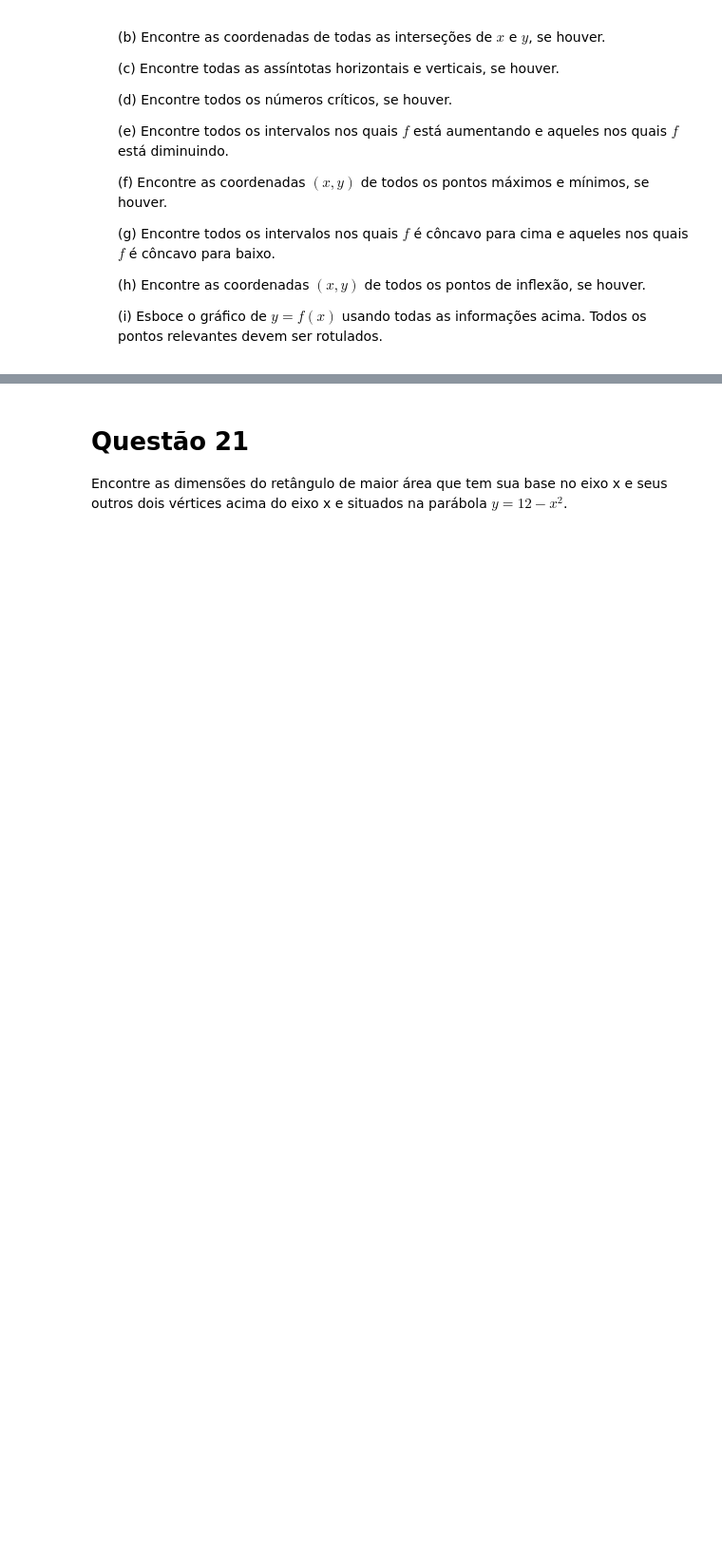
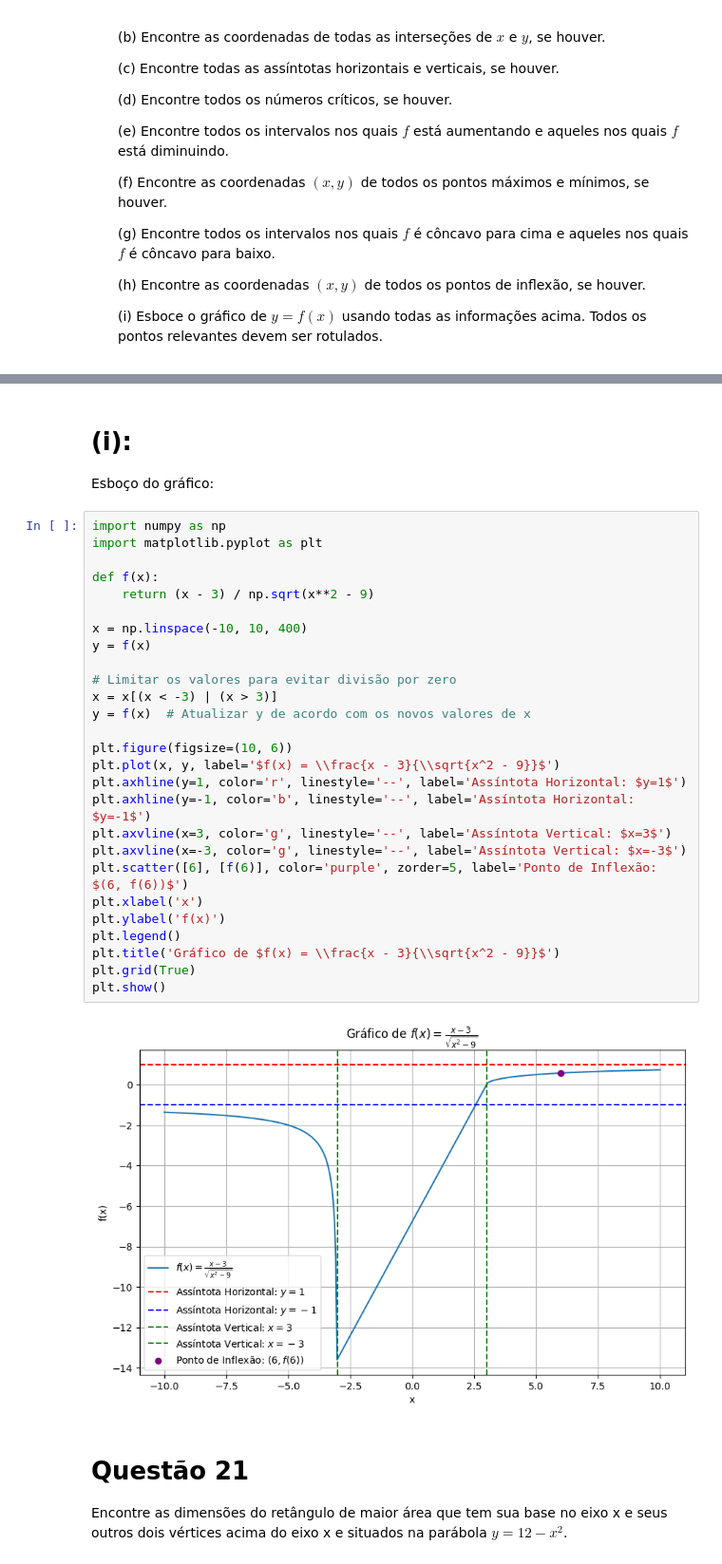
Before and after one commit to andre210505/RA1, a Jupyter notebook: Recuperação_RA2.ipynb, the cells around one changed output, grey strips where cells are left out. Shown at 95% size. Drawn from its saved outputs; the diff is of its cells as text; blank space fills up the shorter version.

```diff
--- a/Recuperação_RA2.ipynb
+++ b/Recuperação_RA2.ipynb
@@ -858,3 +1550,36 @@ Um carro de polícia, aproximando-se de um cruzamento em ângulo reto vindo do n
+# %% [markdown]
+# (i):
+
+Esboço do gráfico:
+# %%
+import numpy as np
+import matplotlib.pyplot as plt
+
+def f(x):
+    return (x - 3) / np.sqrt(x**2 - 9)
+
+x = np.linspace(-10, 10, 400)
+y = f(x)
+
+# Limitar os valores para evitar divisão por zero
+x = x[(x < -3) | (x > 3)]
+y = f(x)  # Atualizar y de acordo com os novos valores de x
+
+plt.figure(figsize=(10, 6))
+plt.plot(x, y, label='$f(x) = \\frac{x - 3}{\\sqrt{x^2 - 9}}$')
+plt.axhline(y=1, color='r', linestyle='--', label='Assíntota Horizontal: $y=1$')
+plt.axhline(y=-1, color='b', linestyle='--', label='Assíntota Horizontal: $y=-1$')
+plt.axvline(x=3, color='g', linestyle='--', label='Assíntota Vertical: $x=3$')
+plt.axvline(x=-3, color='g', linestyle='--', label='Assíntota Vertical: $x=-3$')
+plt.scatter([6], [f(6)], color='purple', zorder=5, label='Ponto de Inflexão: $(6, f(6))$')
+plt.xlabel('x')
+plt.ylabel('f(x)')
+plt.legend()
+plt.title('Gráfico de $f(x) = \\frac{x - 3}{\\sqrt{x^2 - 9}}$')
+plt.grid(True)
+plt.show()
+# %% [output]
+[figure, added]
 # %% [markdown]
 # Questão 21
 Encontre as dimensões do retângulo de maior área que tem sua base no eixo x e seus outros dois vértices acima do eixo x e situados na parábola $ y = 12 - x^2 $.
```
Also changed, not shown: parts of 47 cells of this notebook.
